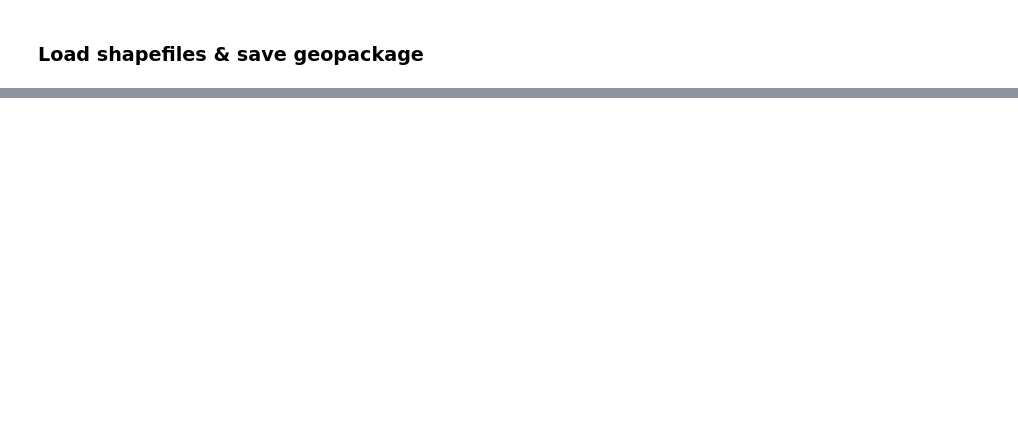
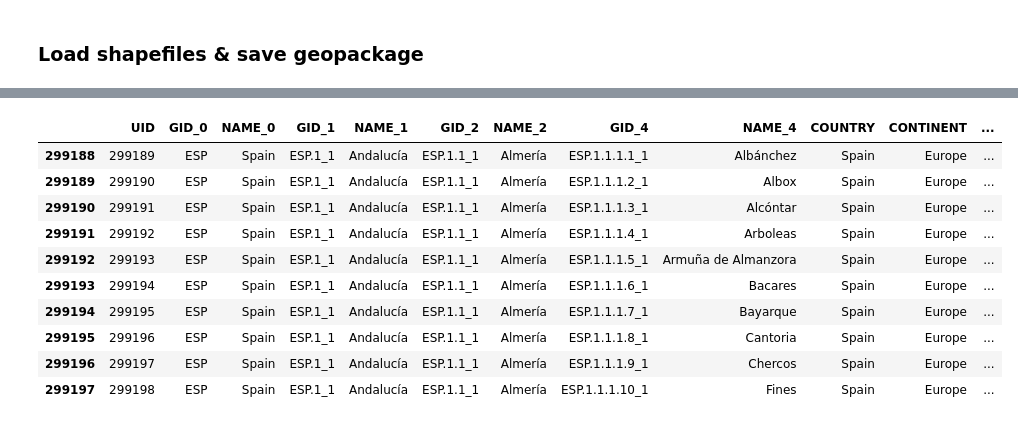
Before and after one commit to Mosquito-Alert/anomaly_detection, a Jupyter notebook: generator/VRI_anomaly_detection_bites.ipynb, the cells around one changed output, grey strips where cells are left out. Cells and saved outputs as stored; diff of their text form; code cells hidden in the pictures; blank space fills up the shorter version.

```diff
--- a/generator/VRI_anomaly_detection_bites.ipynb
+++ b/generator/VRI_anomaly_detection_bites.ipynb
@@ -285,0 +406,4 @@ gdf
+# %%
+# gadm4_world_gdf = gpd.list_layers(os.path.join(GEO_DATA_DIR, 'GADM', 'gadm_410.gpkg'))
+gadm4_world_gdf = gpd.read_file(os.path.join(GEO_DATA_DIR, 'GADM', 'gadm_410.gpkg'))
+gadm4_world_gdf.columns
@@ -285,0 +421,15 @@ gdf
+# %%
+# gadm4_world_gdf[gadm4_world_gdf["GID_0"].eq("ESP")].head(10)
+gadm4_world_gdf[gadm4_world_gdf["GID_0"].eq("ESP")][['UID', 'GID_0', 'NAME_0', 'GID_1', 'NAME_1', 'GID_2', 'NAME_2', 'GID_4', 'NAME_4', 'COUNTRY', 'CONTINENT', 'geometry']].head(10)
+# %% [output]
+|  | UID | GID_0 | NAME_0 | GID_1 | NAME_1 | GID_2 | NAME_2 | GID_4 | NAME_4 | COUNTRY | CONTINENT | ... |
+| 299188 | 299189 | ESP | Spain | ESP.1_1 | Andalucía | ESP.1.1_1 | Almería | ESP.1.1.1.1_1 | Albánchez | Spain | Europe | ... |
+| 299189 | 299190 | ESP | Spain | ESP.1_1 | Andalucía | ESP.1.1_1 | Almería | ESP.1.1.1.2_1 | Albox | Spain | Europe | ... |
+| 299190 | 299191 | ESP | Spain | ESP.1_1 | Andalucía | ESP.1.1_1 | Almería | ESP.1.1.1.3_1 | Alcóntar | Spain | Europe | ... |
+| 299191 | 299192 | ESP | Spain | ESP.1_1 | Andalucía | ESP.1.1_1 | Almería | ESP.1.1.1.4_1 | Arboleas | Spain | Europe | ... |
+| 299192 | 299193 | ESP | Spain | ESP.1_1 | Andalucía | ESP.1.1_1 | Almería | ESP.1.1.1.5_1 | Armuña de Almanzora | Spain | Europe | ... |
+| 299193 | 299194 | ESP | Spain | ESP.1_1 | Andalucía | ESP.1.1_1 | Almería | ESP.1.1.1.6_1 | Bacares | Spain | Europe | ... |
+| 299194 | 299195 | ESP | Spain | ESP.1_1 | Andalucía | ESP.1.1_1 | Almería | ESP.1.1.1.7_1 | Bayarque | Spain | Europe | ... |
+| 299195 | 299196 | ESP | Spain | ESP.1_1 | Andalucía | ESP.1.1_1 | Almería | ESP.1.1.1.8_1 | Cantoria | Spain | Europe | ... |
+| 299196 | 299197 | ESP | Spain | ESP.1_1 | Andalucía | ESP.1.1_1 | Almería | ESP.1.1.1.9_1 | Chercos | Spain | Europe | ... |
+| 299197 | 299198 | ESP | Spain | ESP.1_1 | Andalucía | ESP.1.1_1 | Almería | ESP.1.1.1.10_1 | Fines | Spain | Europe | ... |
```
Also changed, not shown: parts of 24 cells of this notebook.
